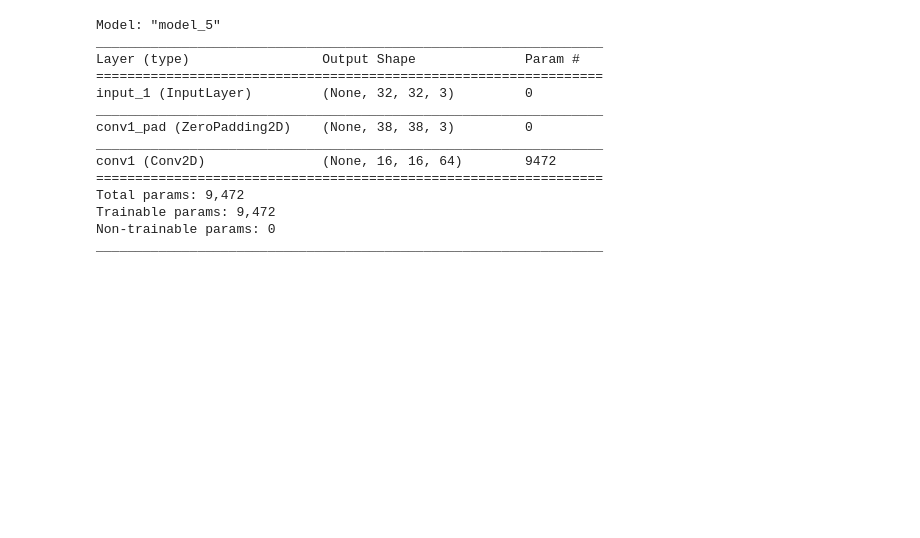
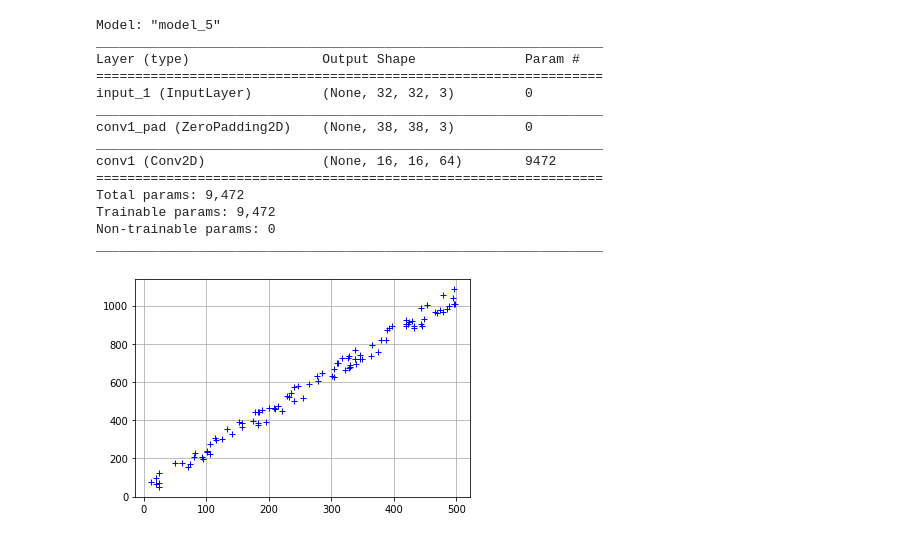
Before and after one commit to avizny2/CS529-ML-Final-Project, a Jupyter notebook: backend/model/feature_extrac_V1.ipynb, the cells around one changed output. Cells and saved outputs as stored; diff of their text form; code cells hidden in the pictures; blank space fills up the shorter version.

```diff
--- a/backend/model/feature_extrac_V1.ipynb
+++ b/backend/model/feature_extrac_V1.ipynb
@@ -146,3 +146,12 @@ Non-trainable params: 0
 _________________________________________________________________
 # %%
 features = model_cut.predict(x)  # Assuming you have your images in x
+# %%
+x_data = tf.multiply(5, tf.random.uniform([100], minval=0, maxval=100, dtype = tf.float32, seed = 0))
+y_data = tf.multiply(2, x_data) + 1 + tf.random.uniform([100], minval=0, maxval=100, dtype = tf.float32, seed = 0)
+X = tf.stack([x_data, y_data], axis=1)
+plt.rc_context({'axes.edgecolor':'orange', 'xtick.color':'red', 'ytick.color':'red'})
+plt.plot(X[:,0], X[:,1], '+', color='b')
+plt.grid()
+# %% [output]
+[figure, added]
```
Also changed, not shown: parts of 3 cells of this notebook.
